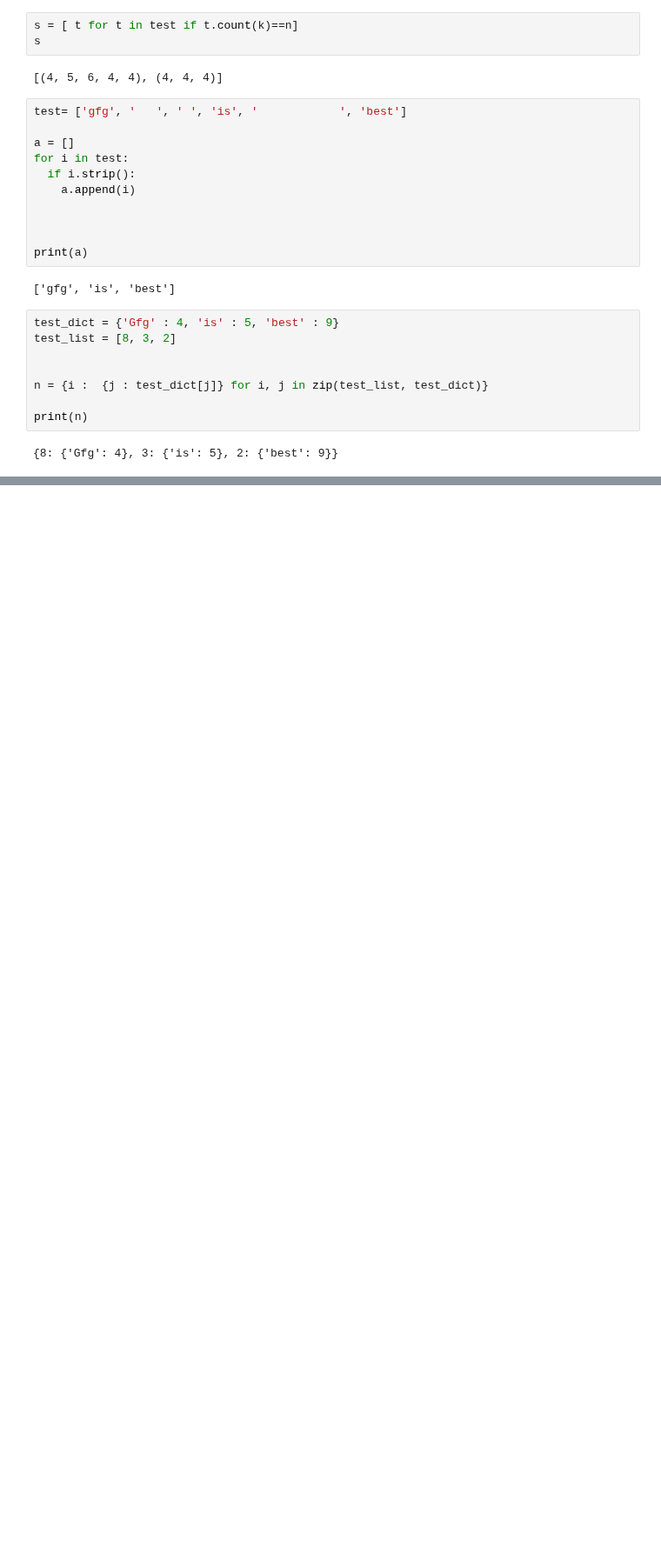
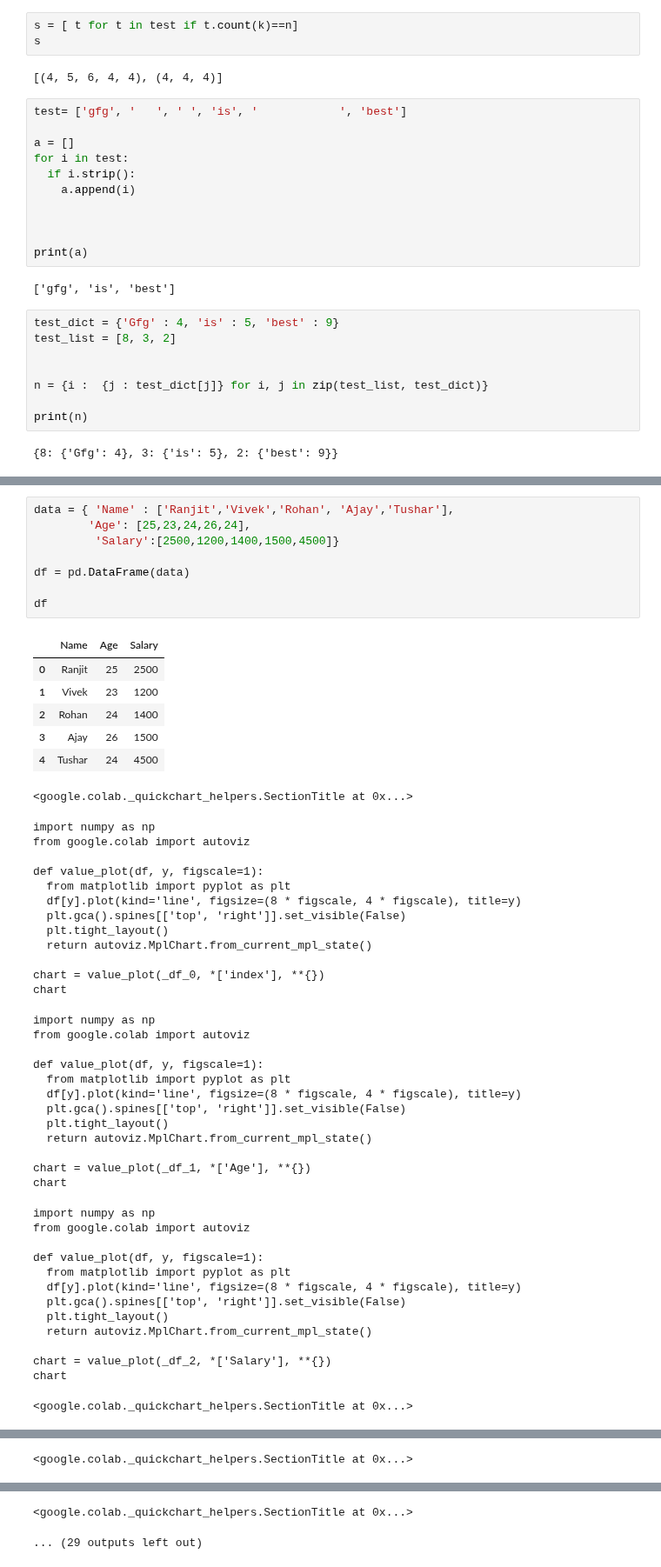
Before and after one commit to Ranjitghadge/Python-Practice, a Jupyter notebook: Python_Practice.ipynb, the cells around one changed output, grey strips where cells are left out. Shown at 87% size. Saved outputs shown, nothing was run; the diff lists cells and outputs as text; blank space fills up the shorter version.

```diff
--- a/Python_Practice.ipynb
+++ b/Python_Practice.ipynb
@@ -3493,0 +3481,53 @@ print(n)
+# %%
+data = { 'Name' : ['Ranjit','Vivek','Rohan', 'Ajay','Tushar'],
+        'Age': [25,23,24,26,24],
+         'Salary':[2500,1200,1400,1500,4500]}
+
+df = pd.DataFrame(data)
+
+df
+# %% [output]
+|  | Name | Age | Salary |
+| 0 | Ranjit | 25 | 2500 |
+| 1 | Vivek | 23 | 1200 |
+| 2 | Rohan | 24 | 1400 |
+| 3 | Ajay | 26 | 1500 |
+| 4 | Tushar | 24 | 4500 |
+<google.colab._quickchart_helpers.SectionTitle at 0x...>
+import numpy as np
+from google.colab import autoviz
+
+def value_plot(df, y, figscale=1):
+  from matplotlib import pyplot as plt
+  df[y].plot(kind='line', figsize=(8 * figscale, 4 * figscale), title=y)
+  plt.gca().spines[['top', 'right']].set_visible(False)
+  plt.tight_layout()
+  return autoviz.MplChart.from_current_mpl_state()
+
+chart = value_plot(_df_0, *['index'], **{})
+chart
+import numpy as np
+from google.colab import autoviz
+
+def value_plot(df, y, figscale=1):
+  from matplotlib import pyplot as plt
+  df[y].plot(kind='line', figsize=(8 * figscale, 4 * figscale), title=y)
+  plt.gca().spines[['top', 'right']].set_visible(False)
+  plt.tight_layout()
+  return autoviz.MplChart.from_current_mpl_state()
+
+chart = value_plot(_df_1, *['Age'], **{})
+chart
+import numpy as np
+from google.colab import autoviz
+
+def value_plot(df, y, figscale=1):
+  from matplotlib import pyplot as plt
+  df[y].plot(kind='line', figsize=(8 * figscale, 4 * figscale), title=y)
+  plt.gca().spines[['top', 'right']].set_visible(False)
+  plt.tight_layout()
+  return autoviz.MplChart.from_current_mpl_state()
+
+chart = value_plot(_df_2, *['Salary'], **{})
+chart
+<google.colab._quickchart_helpers.SectionTitle at 0x...>
@@ -3493,0 +3570 @@ print(n)
+<google.colab._quickchart_helpers.SectionTitle at 0x...>
@@ -3493,0 +3583,2 @@ print(n)
+<google.colab._quickchart_helpers.SectionTitle at 0x...>
+... (29 outputs left out)
```
Also changed, not shown: parts of 24 cells of this notebook.
